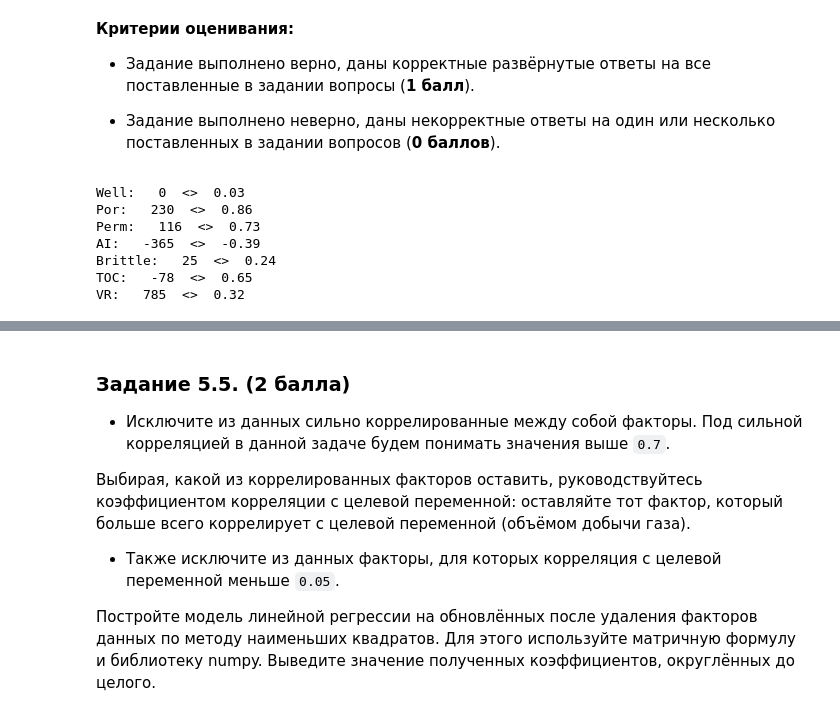
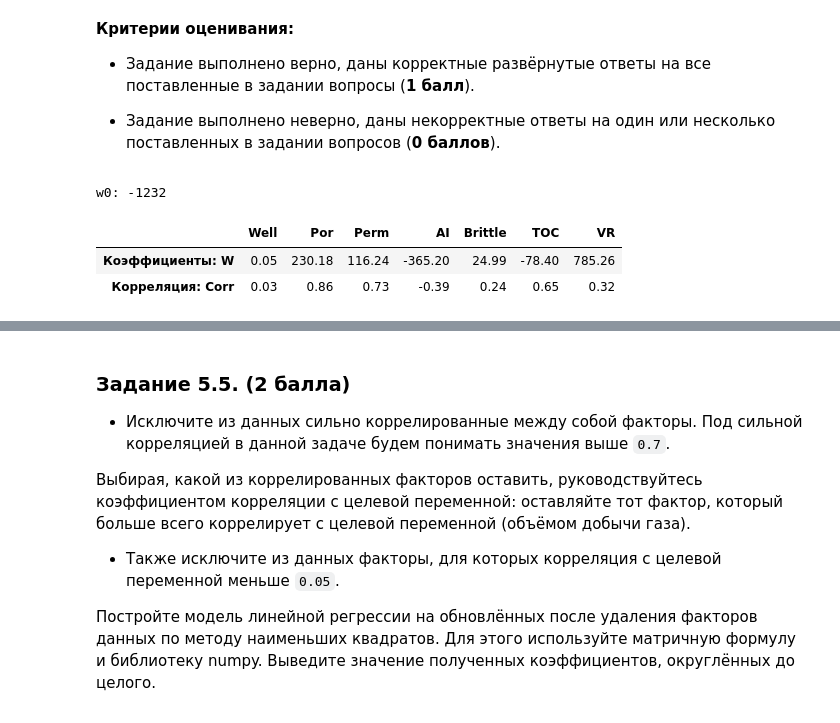
Before and after one commit to GloriTV/Lesson, a Jupyter notebook: MATH&ML-2/MATH_ML-2._Практика._Ноутбук-шаблон.ipynb, the cells around one changed output, grey strips where cells are left out. Drawn from its saved outputs; the diff is of its cells as text; code cells hidden in the pictures.

```diff
--- a/MATH&ML-2/MATH_ML-2._Практика._Ноутбук-шаблон.ipynb
+++ b/MATH&ML-2/MATH_ML-2._Практика._Ноутбук-шаблон.ipynb
@@ -200,21 +200,21 @@ print('В) Определитель полученной корреляцион
 - Задание выполнено неверно, не учтено несколько условий (**0 баллов**).
 # %%
 # Ваш код здесь
-# подключаем библиотеку
-from sklearn import linear_model
+
 # записываем в переменную 'X' факторы за исключением и целевой переменной
 X = data.drop('Prod', axis=1)
 # записываем в переменную 'y' целевую переменную
 y = data['Prod']
 
-#Создаём объект класса LinearRegression
-lr_lstat = linear_model.LinearRegression()
-#Обучаем модель — ищем параметры по МНК
-lr_lstat.fit(X, y)
+# составляем матрицу А
+A = np.column_stack((np.ones(X.shape[0]), X))
+
+# вычислим OLS-оценку для коэффициентов
+w_hat = np.linalg.inv(A.T@A)@A.T@y
 
 # Выво значений весов МНК на экран
-print('w0: {:.0f}'.format(lr_lstat.intercept_)) #свободный член w0
-for index, i in enumerate( lr_lstat.coef_):
+print('w0: {:.0f}'.format(w_hat[0])) #свободный член w0
+for index, i in enumerate( w_hat[1:]):
     print('w{}: {:.0f}   -{}'.format(index+1,i,data.columns[index])) #остальные параметры модели w1, w2, ..., wm
 # %% [output]
 w0: -1232
@@ -339,15 +341,15 @@ a)   MAE score: 25.251 миллионов кубических футов газ
 # %%
 # Ваш код здесь
 
-for index, i in enumerate( lr_lstat.coef_):
-    print('{}:   {:.0f}  <>  {}'.format(data.columns[index],i,temp.iloc[7,index]))
+# for index, i in enumerate( lr_lstat.coef_):
+#     print('{}:   {:.0f}  <>  {}'.format(data.columns[index],i,temp.iloc[7,index]))
+print('w0: {:.0f}'.format(w_hat[0]))
+print()
+pd.DataFrame([w_hat[1:], temp.iloc[7,:7]], columns=data.columns[:7], index=['Коэффициенты: W','Корреляция: Corr']).round(2)
 # %% [output]
-Well:   0  <>  0.03
-Por:   230  <>  0.86
-Perm:   116  <>  0.73
-AI:   -365  <>  -0.39
-Brittle:   25  <>  0.24
-TOC:   -78  <>  0.65
-VR:   785  <>  0.32
+w0: -1232
+|  | Well | Por | Perm | AI | Brittle | TOC | VR |
+| Коэффициенты: W | 0.05 | 230.18 | 116.24 | -365.20 | 24.99 | -78.40 | 785.26 |
+| Корреляция: Corr | 0.03 | 0.86 | 0.73 | -0.39 | 0.24 | 0.65 | 0.32 |
 # %% [markdown]
 > *Ваши выводы здесь*
```
Also changed, not shown: parts of 7 cells of this notebook.
